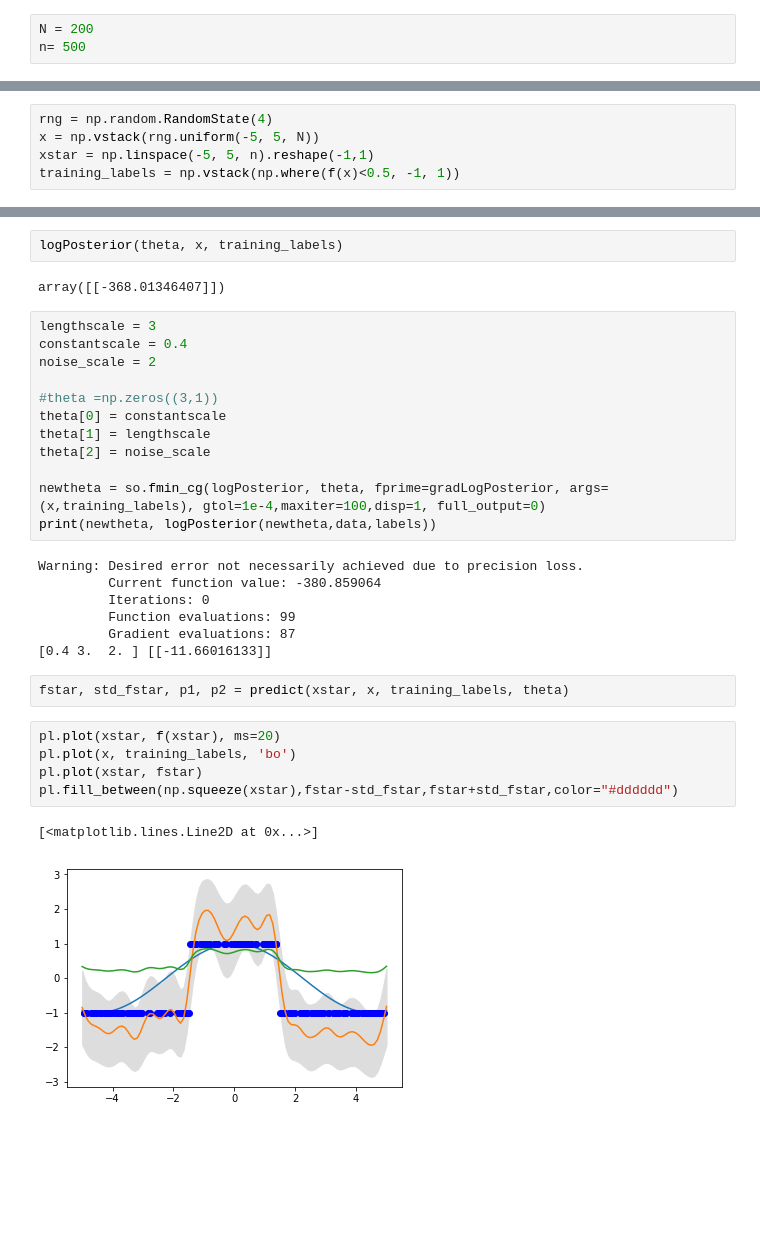
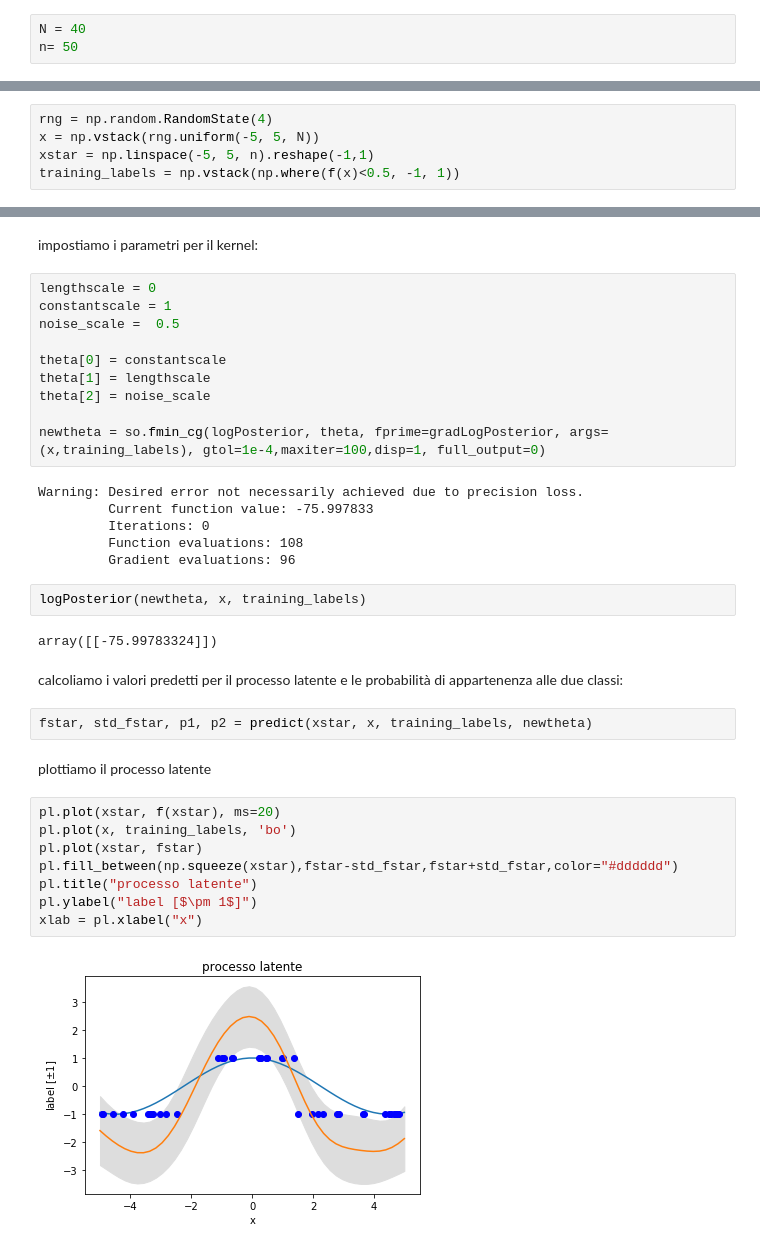
Before and after one commit to filippocastelli/GPnet, a Jupyter notebook: report_notebook.ipynb, the cells around one changed output, grey strips where cells are left out. Cells and saved outputs as stored; diff of their text form; blank space fills up the shorter version.

```diff
--- a/report_notebook.ipynb
+++ b/report_notebook.ipynb
@@ -528,3 +530,3 @@ def predict(xstar,data,targets,theta):
 # %%
-N = 200
-n= 500
+N = 40
+n= 50
@@ -542,33 +546,38 @@ pl.plot(x, training_labels, 'bo')
+# %% [markdown]
+impostiamo i parametri per il kernel:
+# %%
+lengthscale = 0
+constantscale = 1
+noise_scale =  0.5
+
+theta[0] = constantscale
+theta[1] = lengthscale
+theta[2] = noise_scale
+
+newtheta = so.fmin_cg(logPosterior, theta, fprime=gradLogPosterior, args=(x,training_labels), gtol=1e-4,maxiter=100,disp=1, full_output=0)
+# %% [output]
+Warning: Desired error not necessarily achieved due to precision loss.
+         Current function value: -75.997833
+         Iterations: 0
+         Function evaluations: 108
+         Gradient evaluations: 96
 # %%
-logPosterior(theta, x, training_labels)
+logPosterior(newtheta, x, training_labels)
 # %% [output]
-array([[-368.01346407]])
+array([[-75.99783324]])
-# %%
-lengthscale = 3
-constantscale = 0.4
-noise_scale = 2
-
-#theta =np.zeros((3,1))
-theta[0] = constantscale
-theta[1] = lengthscale
-theta[2] = noise_scale
-
-newtheta = so.fmin_cg(logPosterior, theta, fprime=gradLogPosterior, args=(x,training_labels), gtol=1e-4,maxiter=100,disp=1, full_output=0)
-print(newtheta, logPosterior(newtheta,data,labels))
-# %% [output]
-Warning: Desired error not necessarily achieved due to precision loss.
-         Current function value: -380.859064
-         Iterations: 0
-         Function evaluations: 99
-         Gradient evaluations: 87
-[0.4 3.  2. ] [[-11.66016133]]
+# %% [markdown]
+calcoliamo i valori predetti per il processo latente e le probabilità di appartenenza alle due classi:
 # %%
-fstar, std_fstar, p1, p2 = predict(xstar, x, training_labels, theta)
+fstar, std_fstar, p1, p2 = predict(xstar, x, training_labels, newtheta)
+# %% [markdown]
+plottiamo il processo latente
 # %%
 pl.plot(xstar, f(xstar), ms=20)
 pl.plot(x, training_labels, 'bo')
 pl.plot(xstar, fstar)
 pl.fill_between(np.squeeze(xstar),fstar-std_fstar,fstar+std_fstar,color="#dddddd")
+pl.title("processo latente")
+pl.ylabel("label [$\pm 1$]")
+xlab = pl.xlabel("x")
 # %% [output]
-[<matplotlib.lines.Line2D at 0x...>]
-[figure, old version]
+[figure, new version]
```
Also changed, not shown: parts of 15 cells of this notebook.
